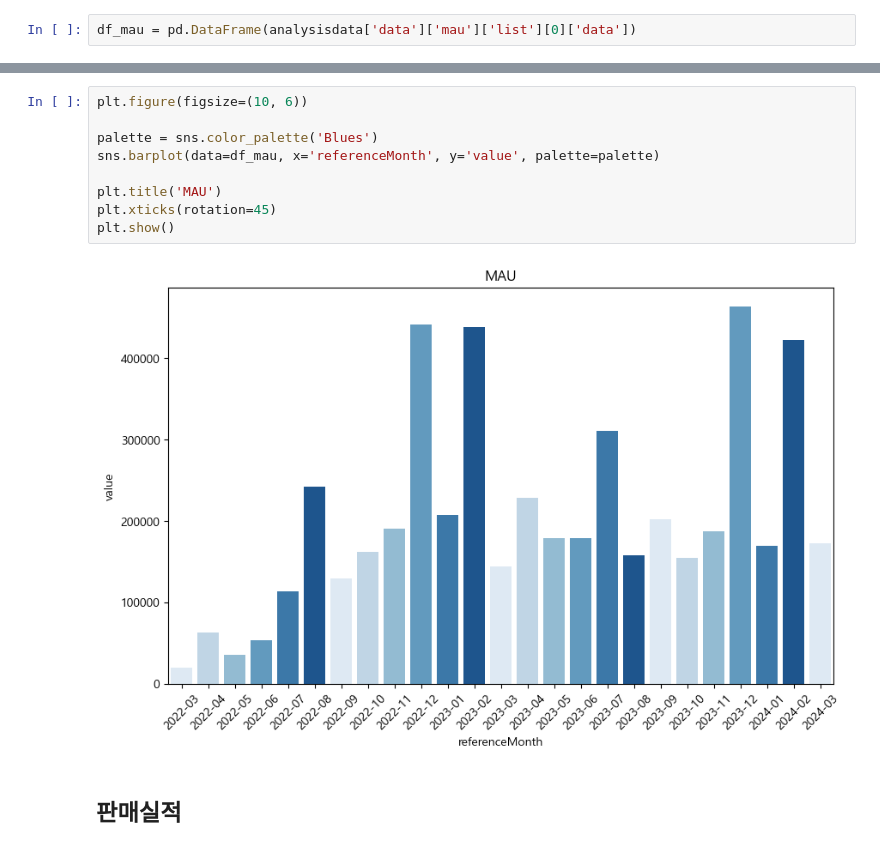
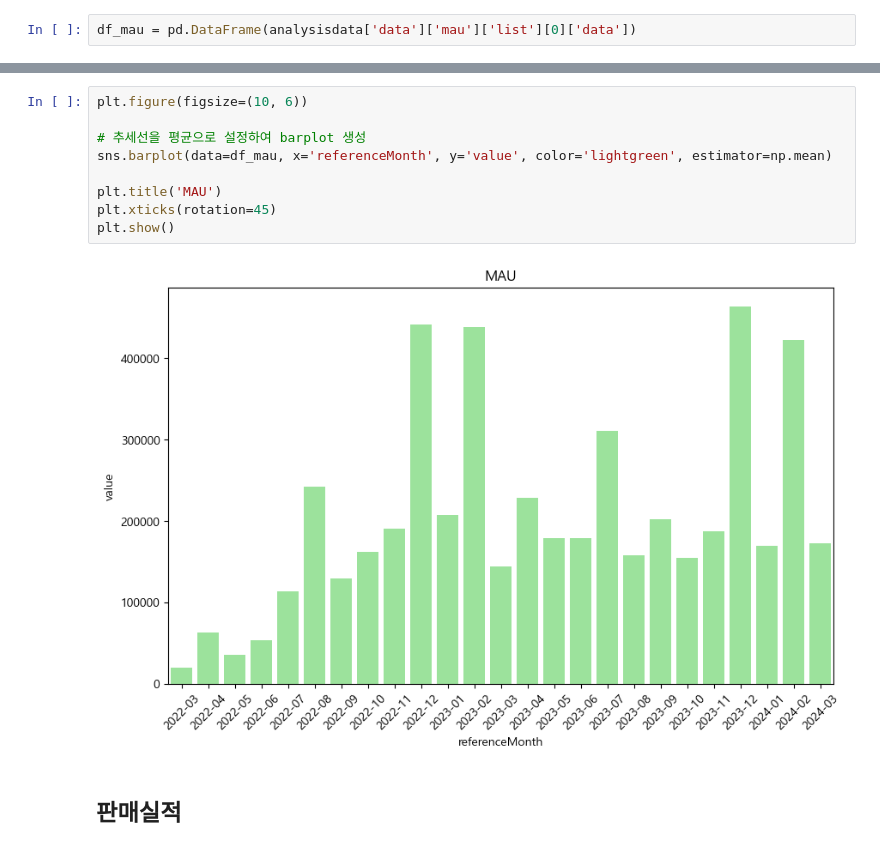
Before and after one commit to entangelk/wigglewiggle, a Jupyter notebook: docs/analysis/basic_analysis.ipynb, the cells around one changed output, grey strips where cells are left out. Saved outputs shown, nothing was run; the diff lists cells and outputs as text.

```diff
--- a/docs/analysis/basic_analysis.ipynb
+++ b/docs/analysis/basic_analysis.ipynb
@@ -36,14 +46,14 @@ print(default_palette)
 # %%
 plt.figure(figsize=(10, 6))
 
-palette = sns.color_palette('Blues')
-sns.barplot(data=df_mau, x='referenceMonth', y='value', palette=palette)
+# 추세선을 평균으로 설정하여 barplot 생성
+sns.barplot(data=df_mau, x='referenceMonth', y='value', color='lightgreen', estimator=np.mean)
 
 plt.title('MAU')
 plt.xticks(rotation=45)
 plt.show()
 # %% [output]
-[figure, old version]
+[figure, new version]
 # %% [markdown]
 ## 판매실적
 # %%
```
Also changed, not shown: parts of 12 cells of this notebook, 1 other file.
